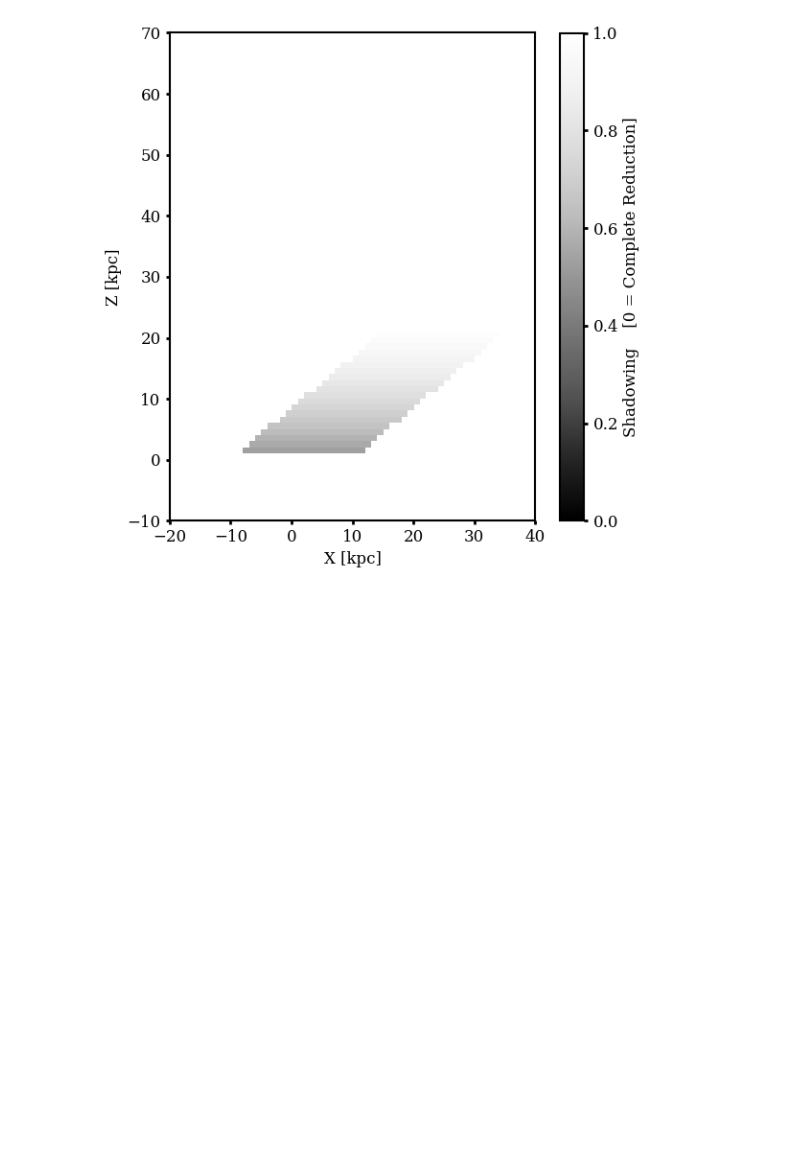
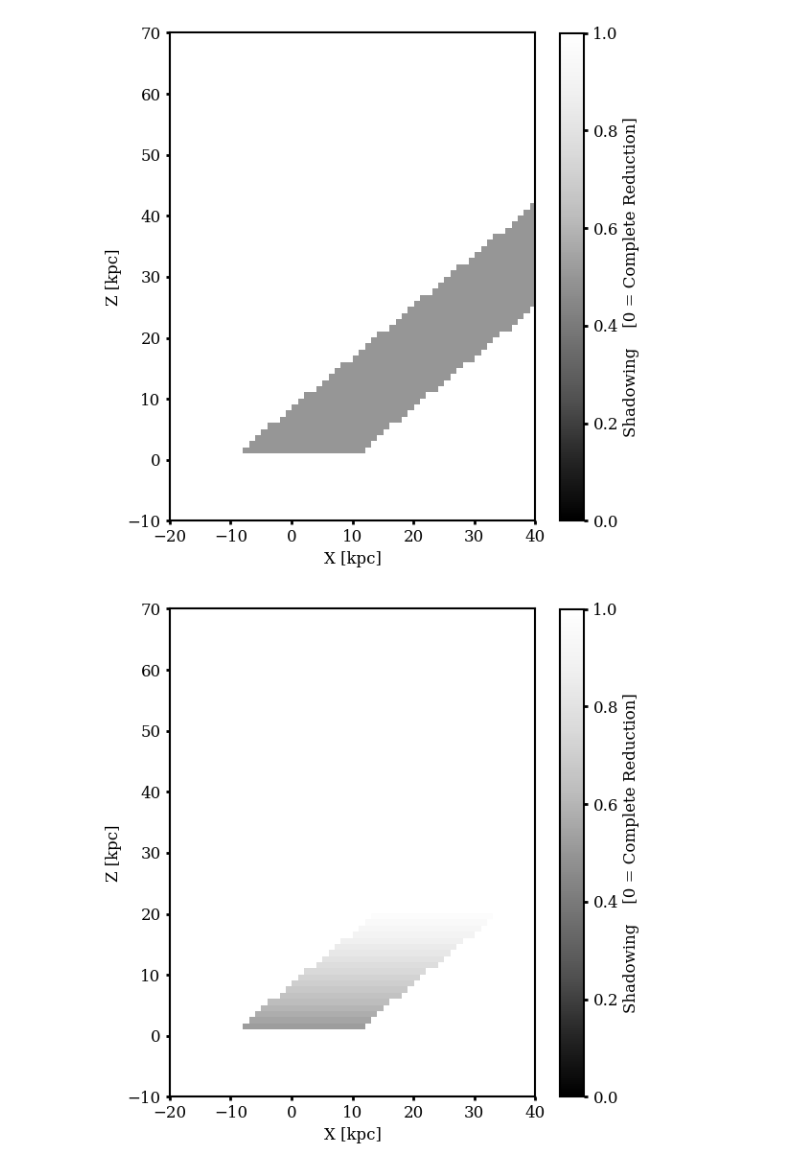
Before and after one commit to HSouch/galarp, a Jupyter notebook: paper/0-Shadowing.ipynb, the cells around one changed output. Cells and saved outputs as stored; diff of their text form; code cells hidden in the pictures; blank space fills up the shorter version.

Commit message:
Added shadows with height-based dropoff

```diff
--- a/paper/0-Shadowing.ipynb
+++ b/paper/0-Shadowing.ipynb
@@ -102,29 +24,21 @@ shadow.init_from_wind(wind)
-# %%
-def plot_shadow_xz(shadow, ax=None, **kwargs):
-    xrange = kwargs.get('xrange', (-20, 40))
-    zrange = kwargs.get('zrange', (-10, 70))
-
-    zs, xs = np.mgrid[zrange[0]:zrange[1], xrange[0]:xrange[1]]
-    ys = np.zeros_like(xs)
-
-    evaluation = shadow.evaluate(np.array([xs,ys,zs]).T, 0)
-
-    plt.figure(figsize=kwargs.get('figsize', (6, 6)))
-    plt.imshow(evaluation, origin="lower", cmap=kwargs.get("cmap", "Greys_r"), vmin=0, vmax=1,
-               extent=[xrange[0], xrange[1], zrange[0], zrange[1]])
-
-    plt.xlabel("X [kpc]")
-    plt.ylabel("Z [kpc]")
-    plt.colorbar(label="Shadowing    [0 = Complete Reduction]")
-
-    plt.tight_layout()
-
-    outname = kwargs.get('outname', None)
-    if outname is not None:
-        plt.savefig(outname)
-    else:
-        plt.show()
-
-plot_shadow_xz(shadow)
-# %% [output]
-[figure, removed]
+# %%
+wind = grp.LorentzianWind(t0=800 * u.Myr, width=600 * u.Myr, units=galactic)
+wind.init_from_inc(inclination=np.deg2rad(40), strength = 600 * u.km / u.s)
+# %%
+shadow = grp.UniformShadow()
+shadow.init_from_wind(wind)
+shadow.plot_shadow_xz(shadow, outname='figures/shadow_uniform.png')
+
+
+shadow = grp.UniformLinearZVariableShadow(z_dropoff=40)
+shadow.init_from_wind(wind)
+
+shadow.plot_shadow_xz(shadow)
+
+shadow = grp.UniformExponentialZVariableShadow(z_dropoff=20)
+shadow.init_from_wind(wind)
+
+shadow.plot_shadow_xz(shadow, outname='figures/shadow_xz_exp_dropoff.png')
+# %% [output]
+[figure, added]
+[figure, added]
```
Also changed, not shown: parts of 6 cells of this notebook, 1 other file.
